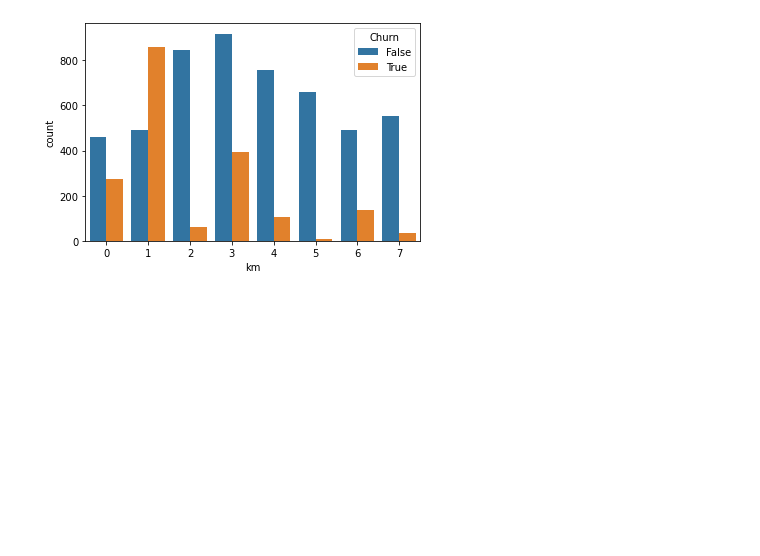
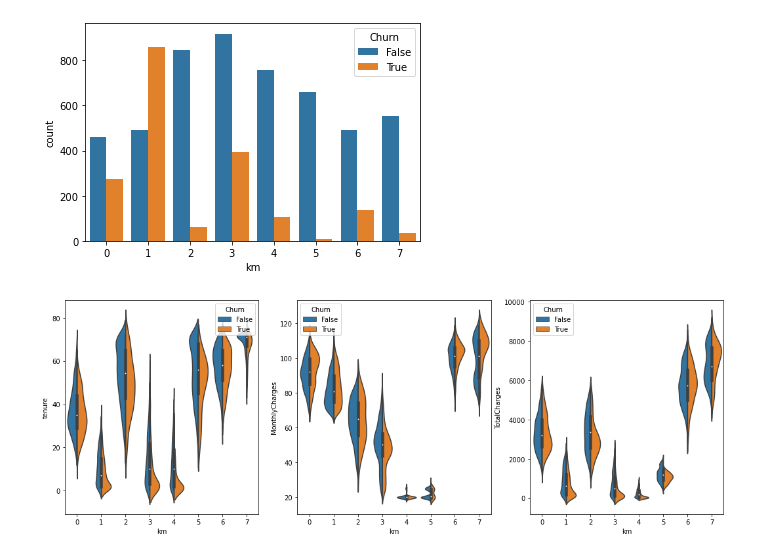
Before and after one commit to Jeff-ChenFan-Wang/TelecomChurnAnalysis, a Jupyter notebook: EDA.ipynb, the cells around one changed output. Saved outputs shown, nothing was run; the diff lists cells and outputs as text; code cells hidden in the pictures; blank space fills up the shorter version.

```diff
--- a/EDA.ipynb
+++ b/EDA.ipynb
@@ -389,3 +392,16 @@ sns.countplot(data=full_data.join(churn),x='km',hue='Churn')
 # %% [output]
 <AxesSubplot: xlabel='km', ylabel='count'>
 [figure]
+# %%
+fig,ax = plt.subplots(1,3,figsize=(18,6))
+for i in range(num_cols.shape[0]):
+    sns.violinplot(
+        data=full_data.join(churn),
+        x='km',
+        y=num_cols[i],
+        hue='Churn',
+        split=True,
+        ax=ax[i]
+    )
+# %% [output]
+[figure, added]
```
Also changed, not shown: parts of 5 cells of this notebook, 1 other file.
